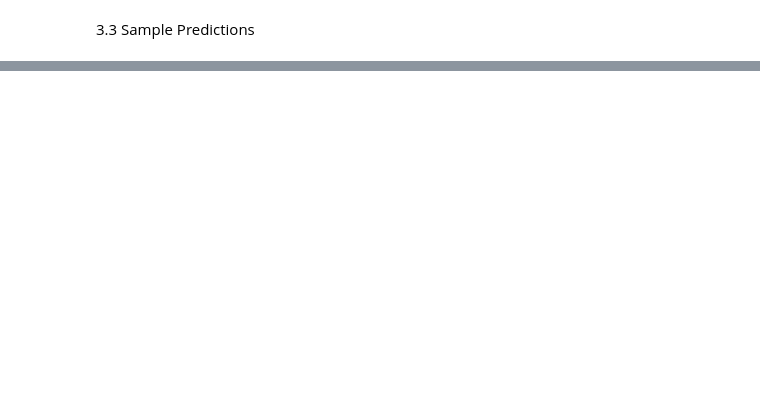
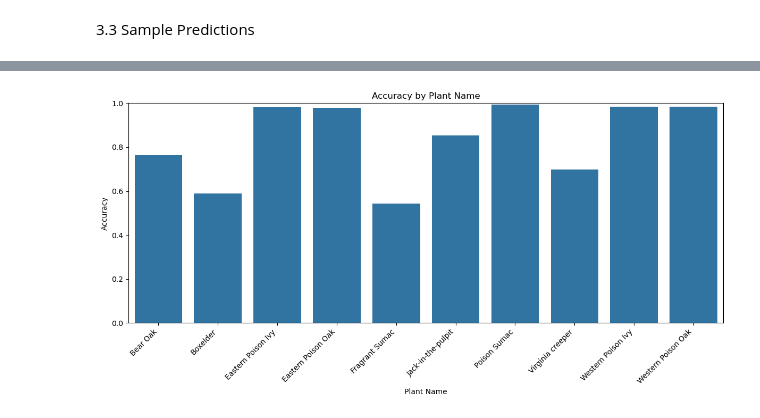
Before and after one commit to segoldsmith/Capstone3_PlantToxicity, a Jupyter notebook: Capstone3_pre-processing-modeling.ipynb, the cells around one changed output, grey strips where cells are left out. Cells and saved outputs as stored; diff of their text form; code cells hidden in the pictures; blank space fills up the shorter version.

```diff
--- a/Capstone3_pre-processing-modeling.ipynb
+++ b/Capstone3_pre-processing-modeling.ipynb
@@ -920,0 +1158,17 @@ print(df.tail(10))
+# %%
+#import original dataframe with species name
+plant_features=pd.read_csv('All_Plants_Features.csv.')
+# %%
+#normalize both paths to match
+plant_features["path"] = plant_features["path"].apply(os.path.normpath)
+merged_predictions["path"] = merged_predictions["path"].apply(os.path.normpath)
+
+#merge dataframes on path column
+merged_final = plant_features.merge(merged_predictions[["path", "prediction", "toxic_probability", "threshold"]],
+    on="path", how="left")
+# %%
+merged_final["correct_prediction"] = (
+    (merged_final["toxicity"] == 1) & (merged_final["prediction"] == "TOXIC")
+) | (
+    (merged_final["toxicity"] == 0) & (merged_final["prediction"] == "Non-Toxic")
+)
@@ -920,0 +1184,8 @@ print(df.tail(10))
+# %%
+accuracy_by_species = (
+    merged_final.groupby("slang")["correct_prediction"]
+      .mean()
+      .reset_index()
+      .rename(columns={"correct_prediction": "accuracy"})
+)
+print(accuracy_by_species)
@@ -920,0 +1206,16 @@ print(df.tail(10))
+# %%
+plt.figure(figsize=(12, 6))
+sns.barplot(
+    data=accuracy_by_species,
+    x="slang",
+    y="accuracy")
+
+plt.xticks(rotation=45, ha="right")
+plt.ylim(0, 1)
+plt.title("Accuracy by Plant Name")
+plt.ylabel("Accuracy")
+plt.xlabel("Plant Name")
+plt.tight_layout()
+plt.show()
+# %% [output]
+[figure, added]
```
Also changed, not shown: parts of 41 cells of this notebook.
